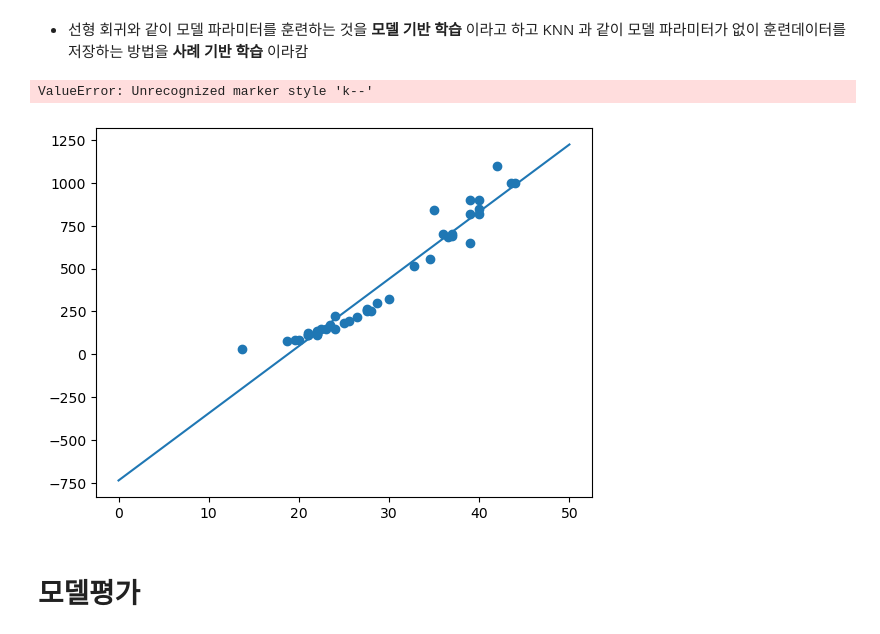
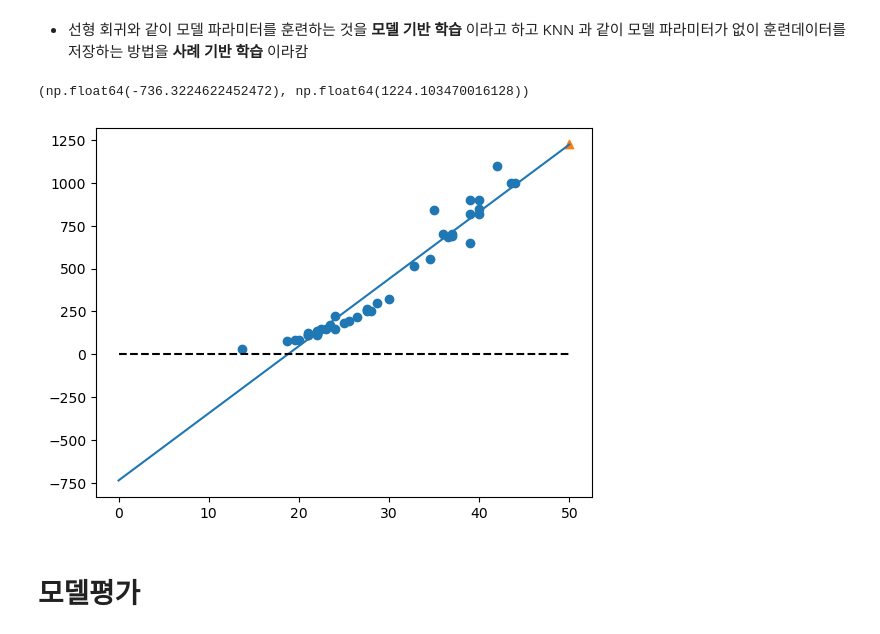
Before and after one commit to bidulgirin/data_science, a Jupyter notebook: 8. 선형회귀(농어무게).ipynb, the cells around one changed output. Saved outputs shown, nothing was run; the diff lists cells and outputs as text; code cells hidden in the pictures.

Commit message:
plot은 marker 라는 key 가 없어

```diff
--- a/8. 선형회귀(농어무게).ipynb
+++ b/8. 선형회귀(농어무게).ipynb
@@ -71,20 +71,29 @@ print(lr.coef_, lr.intercept_)
 - 즉, 머신러닝 알고리즘의 훈련 과정은 최적의 파라미터를 찾는 것
 # %% [markdown]
 - 선형 회귀와 같이 모델 파라미터를 훈련하는 것을 **모델 기반 학습** 이라고 하고 KNN 과 같이 모델 파라미터가 없이 훈련데이터를 저장하는 방법을 **사례 기반 학습** 이라캄
+# %%
+lr.intercept_, 50 * lr.coef_[0] + lr.intercept_
+# %% [output]
+(np.float64(-736.3224622452472), np.float64(1224.103470016128))
 # %%
 # 훈련 데이터와 회귀선 시각화
 
 plt.figure()
 
 plt.scatter(x_train, y_train)
+
+
+
 plt.plot([0,50], [lr.intercept_, 50 * lr.coef_[0] + lr.intercept_])
-plt.plot([0,50], [0,0], marker = "k--")
+plt.plot([0,50], [0,0], "k--")
+
+
+
 plt.scatter(50, 1224, marker = "^")
 
 plt.show()
 # %% [output]
-ValueError: Unrecognized marker style 'k--'
-[figure, old version]
+[figure, new version]
 # %% [markdown]
 # 모델평가
 # %%
```
